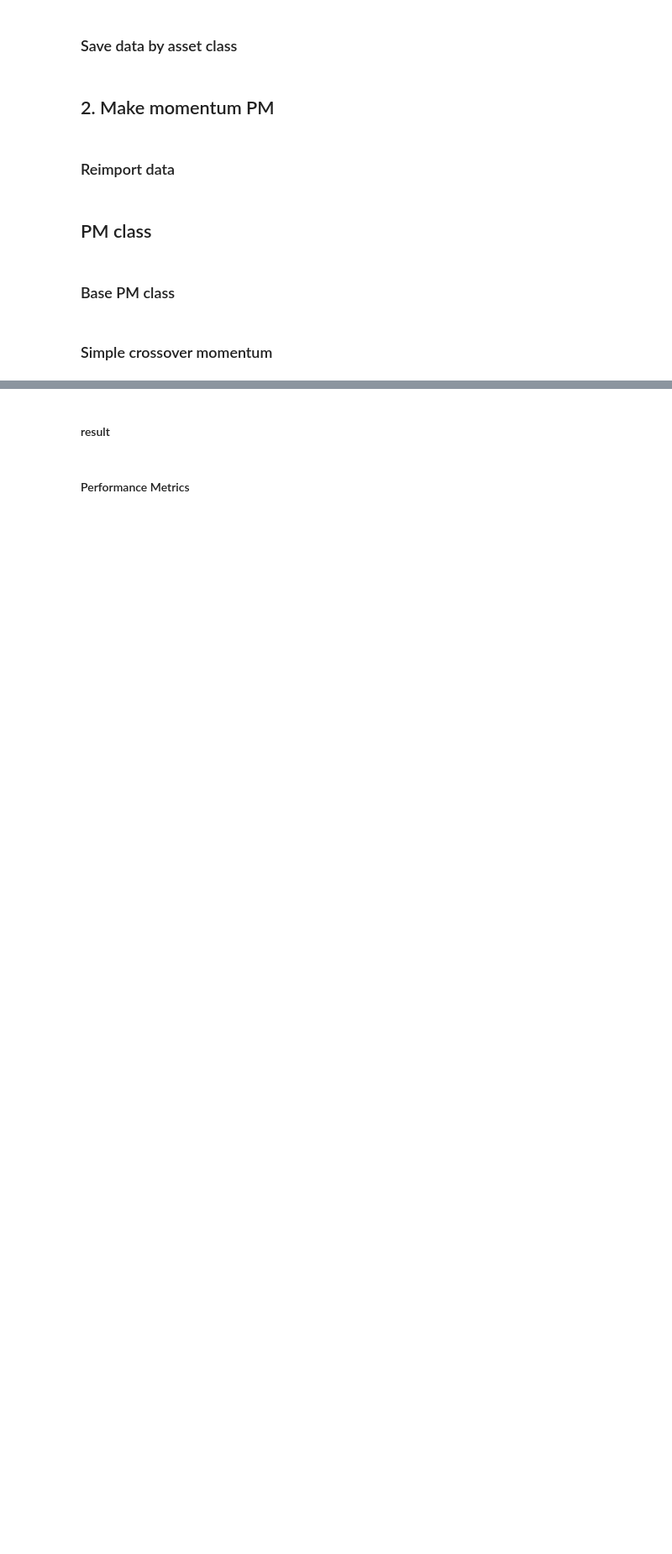
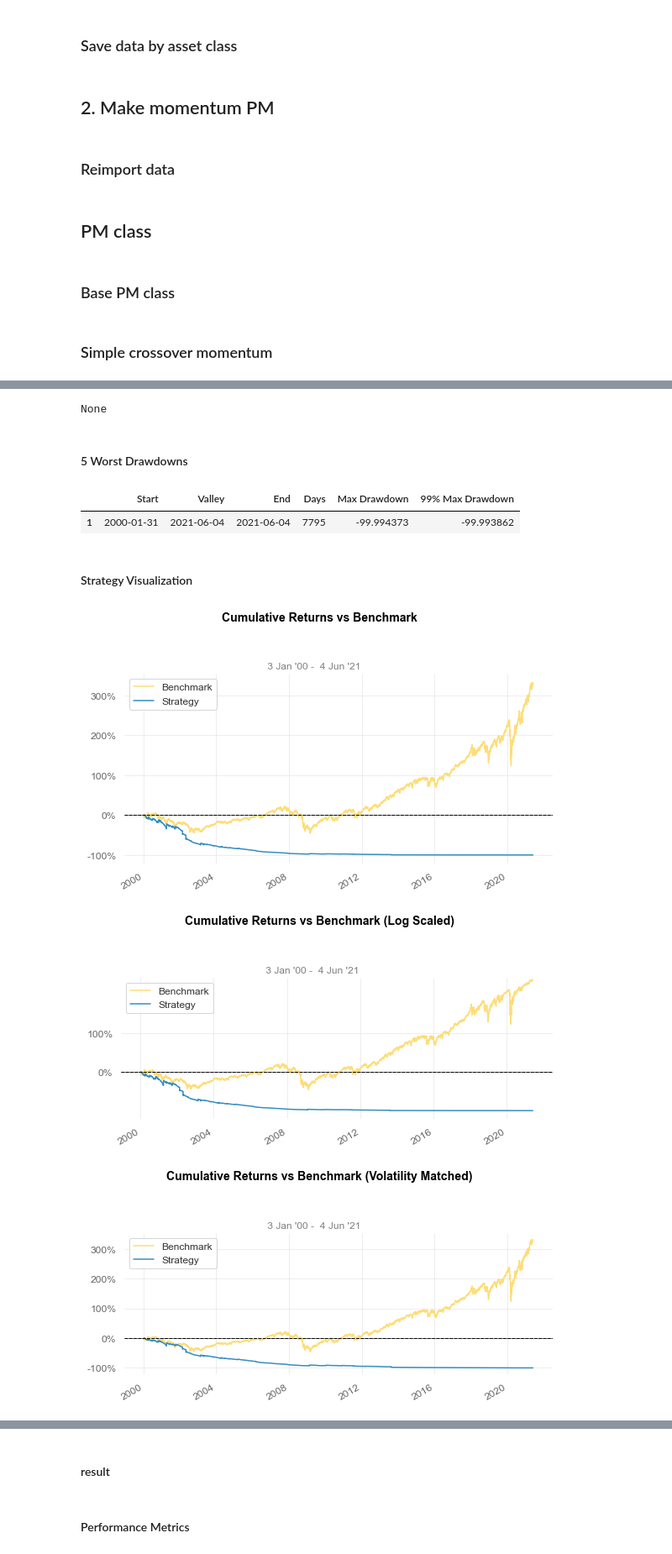
Before and after one commit to jaepil-choi/careerhigh_quant, a Jupyter notebook: final_project.ipynb, the cells around one changed output, grey strips where cells are left out. Shown at 84% size. Cells and saved outputs as stored; diff of their text form; code cells hidden in the pictures; blank space fills up the shorter version.

```diff
--- a/final_project.ipynb
+++ b/final_project.ipynb
@@ -168,6 +168,18 @@ class DefaultPM:
         scale_factor = scale_factor[:, None] # shape: (di, 1)
 
         return signal * scale_factor # numpy broadcasting
+
+    @staticmethod
+    def normalize_signal(signal):
+        signal = signal.copy()
+        index = signal.index
+        columns = signal.columns
+
+        normalized_signal = np.array(signal) / np.array(signal.sum(axis=1)[:, None])
+        normalized_signal = pd.DataFrame(normalized_signal, index=index, columns=columns)
+
+
+        return normalized_signal
 # %% [markdown]
 ### Simple crossover momentum
 # %%
@@ -203,10 +215,13 @@ class PM1(DefaultPM):
         signal = self.prices - sma
         signal = signal.shift(1)
 
-        signal = self.scale_signal(signal, self.booksize) # signal in dollar position
-        signal = signal / self.prices # signal in holding number of share position
-        signal = signal.diff() # signal in holding number of share change
-
+        signal = self.normalize_signal(signal)
         self.signal = signal
 
         return signal
+# %%
+pm1 = PM1(
+    prices=equity_df,
+    sma_days=20,
+    holding_period=5,
+    )
@@ -212,0 +268,3 @@ class PM1(DefaultPM):
+# %%
+pm1.plot_result()
+# %% [output]
@@ -212,0 +289,8 @@ class PM1(DefaultPM):
+None
+5 Worst Drawdowns
+|  | Start | Valley | End | Days | Max Drawdown | 99% Max Drawdown |
+| 1 | 2000-01-31 | 2021-06-04 | 2021-06-04 | 7795 | -99.994373 | -99.993862 |
+Strategy Visualization
+[figure, added]
+[figure, added]
+[figure, added]
```
Also changed, not shown: parts of 11 cells of this notebook, 1 other file.
